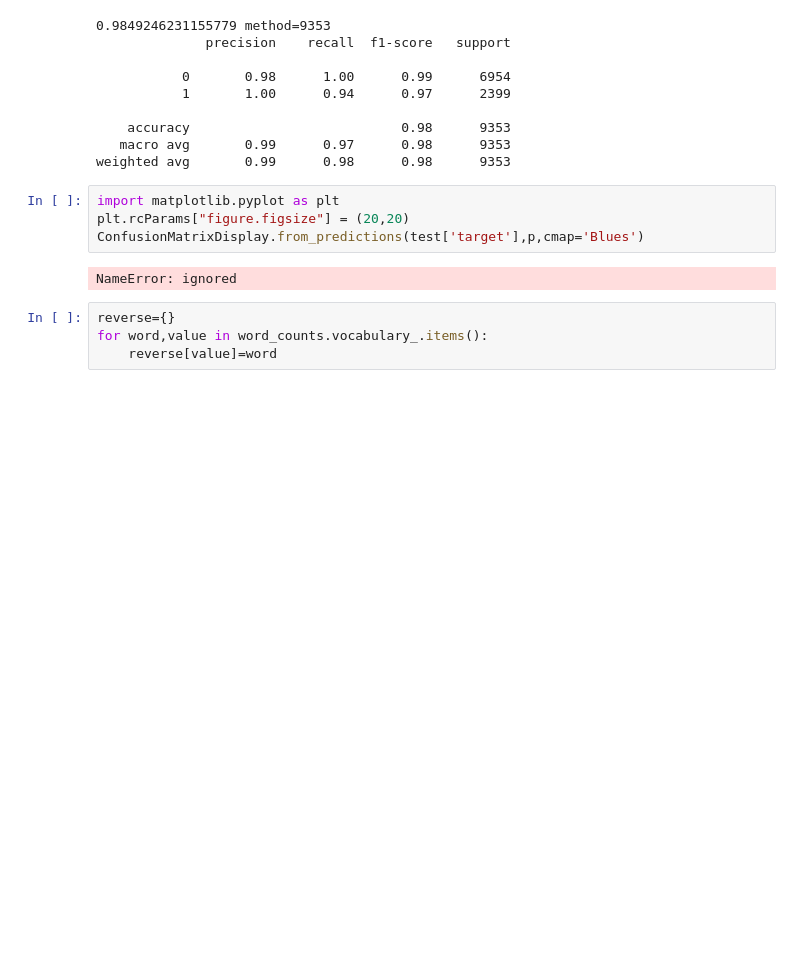
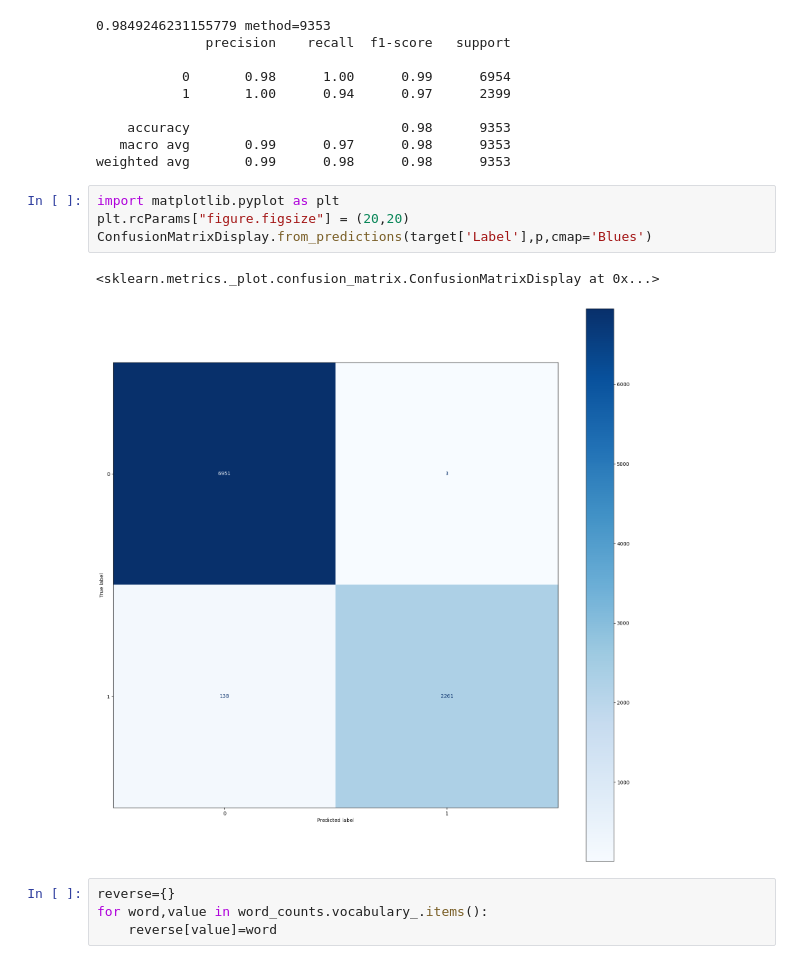
Before and after one commit to KendallScott/QTW, a Jupyter notebook: Case Study 3/Case_Study_3.ipynb, the cells around one changed output. Cells and saved outputs as stored; diff of their text form; blank space fills up the shorter version.

```diff
--- a/Case Study 3/Case_Study_3.ipynb
+++ b/Case Study 3/Case_Study_3.ipynb
@@ -220,9 +220,10 @@ weighted avg       0.99      0.98      0.98      9353
 # %%
 import matplotlib.pyplot as plt
 plt.rcParams["figure.figsize"] = (20,20)
-ConfusionMatrixDisplay.from_predictions(test['target'],p,cmap='Blues')
+ConfusionMatrixDisplay.from_predictions(target['Label'],p,cmap='Blues')
 # %% [output]
-NameError: ignored
+<sklearn.metrics._plot.confusion_matrix.ConfusionMatrixDisplay at 0x...>
+[figure, added]
 # %%
 reverse={}
 for word,value in word_counts.vocabulary_.items():
```
Also changed, not shown: parts of 2 cells of this notebook.
